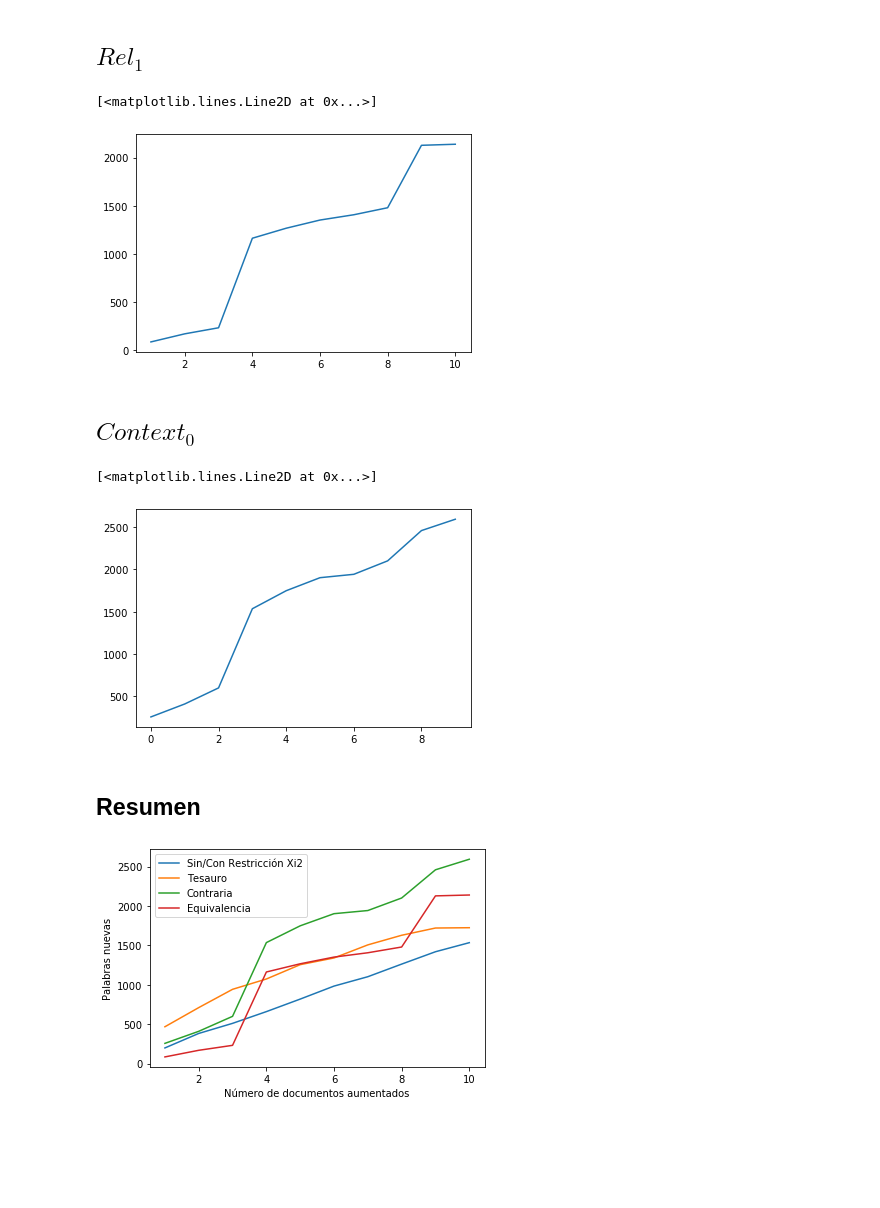
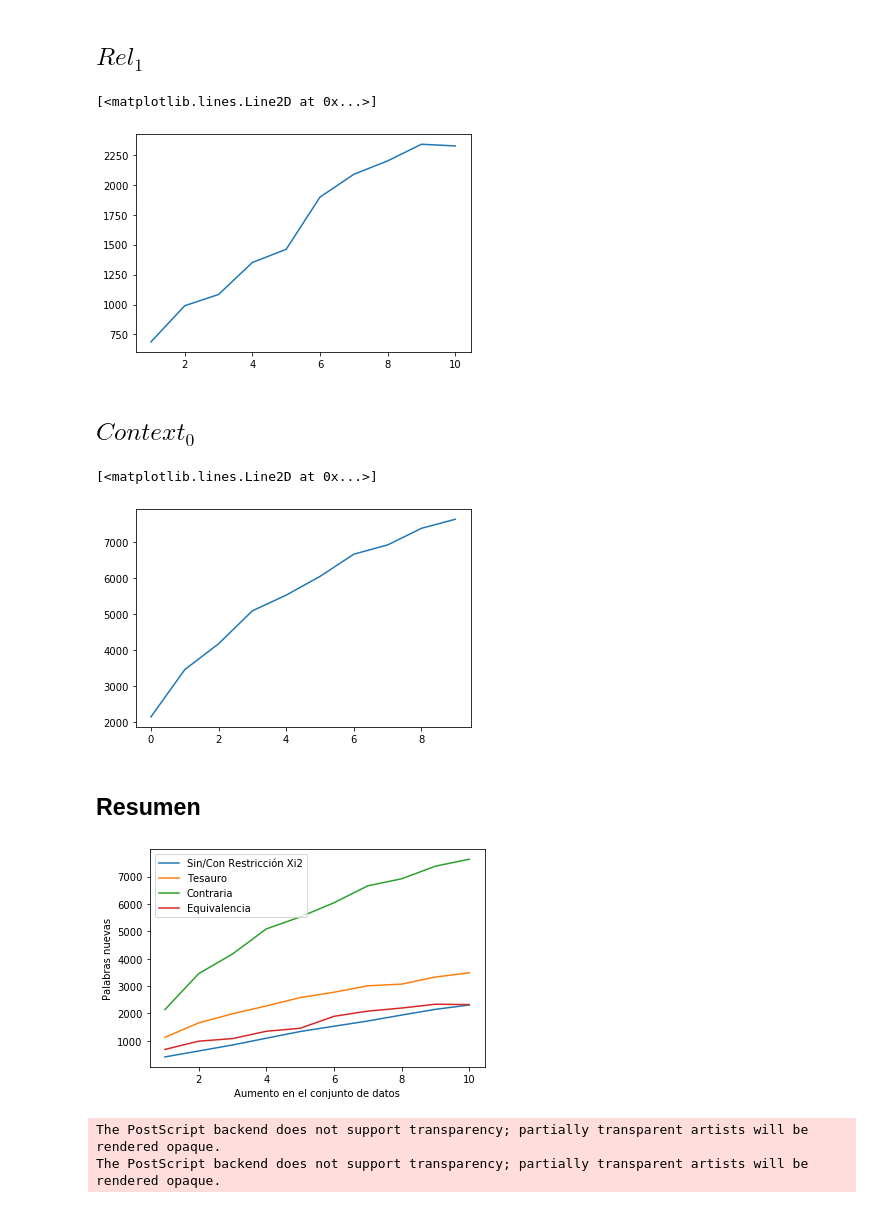
Before and after one commit to v1ktop/data_augmentation_for_author_profiling, a Jupyter notebook: notebooks/analisis_aumento_depresion19.ipynb, the cells around one changed output. Cells and saved outputs as stored; diff of their text form; code cells hidden in the pictures; blank space fills up the shorter version.

```diff
--- a/notebooks/analisis_aumento_depresion19.ipynb
+++ b/notebooks/analisis_aumento_depresion19.ipynb
@@ -12,9 +12,9 @@ from word_level_da.preprocessing.load_data import Dataset
 # %%
 from word_level_da.classifier.feature_extraction import FeatureExtraction
 # %%
-data=Dataset(key="depresion19_local", encode=True, remove_end=True)
+data=Dataset(key="anorexia18_local", encode=True, remove_end=True)
 # %%
-original_training=data.get_dataset(folder_name="prep_chunks_filtered_neg_only", truth_name="golden_truth_filtered.txt",
+original_training=data.get_dataset(folder_name="prep_chunks_filtered", truth_name="train_golden_truth_filtered.txt",
                 partition="training")
 # %%
 docs_positive_class=[]
@@ -219,7 +255,7 @@ by_n_l1_diff=df_l1_both.groupby("n").mean()
 plt.plot(by_n_l1_diff["dif"])
 # %% [output]
 [<matplotlib.lines.Line2D at 0x...>]
-[figure, old version]
+[figure, new version]
 # %% [markdown]
 ## $Context_0$
 # %%
@@ -235,7 +271,7 @@ df_an_diff_by_n=df_an_diff.groupby("n").mean()
 plt.plot(df_an_diff["dif"])
 # %% [output]
 [<matplotlib.lines.Line2D at 0x...>]
-[figure, old version]
+[figure, new version]
 # %% [markdown]
 ## Resumen
 # %%
@@ -251,13 +287,15 @@ x_eje=n_docs
 # %%
 begin_save2=plt.figure()
 plt.plot(x_eje, x1)
 plt.plot(x_eje,x2)
 plt.plot(x_eje,x3)
 plt.plot(x_eje,x4)
 plt.legend(["Sin/Con Restricción Xi2", "Tesauro", "Contraria", "Equivalencia",])
-plt.xlabel('Número de documentos aumentados')
+plt.xlabel('Aumento en el conjunto de datos')
 plt.ylabel('Palabras nuevas')
 plt.show()
-begin_save2.savefig("both_plot_1.png")
+begin_save2.savefig("both_plot_1.eps")
 # %% [output]
-[figure, old version]
+[figure, new version]
+The PostScript backend does not support transparency; partially transparent artists will be rendered opaque.
+The PostScript backend does not support transparency; partially transparent artists will be rendered opaque.
```
Also changed, not shown: parts of 16 cells of this notebook, 32 other files.
